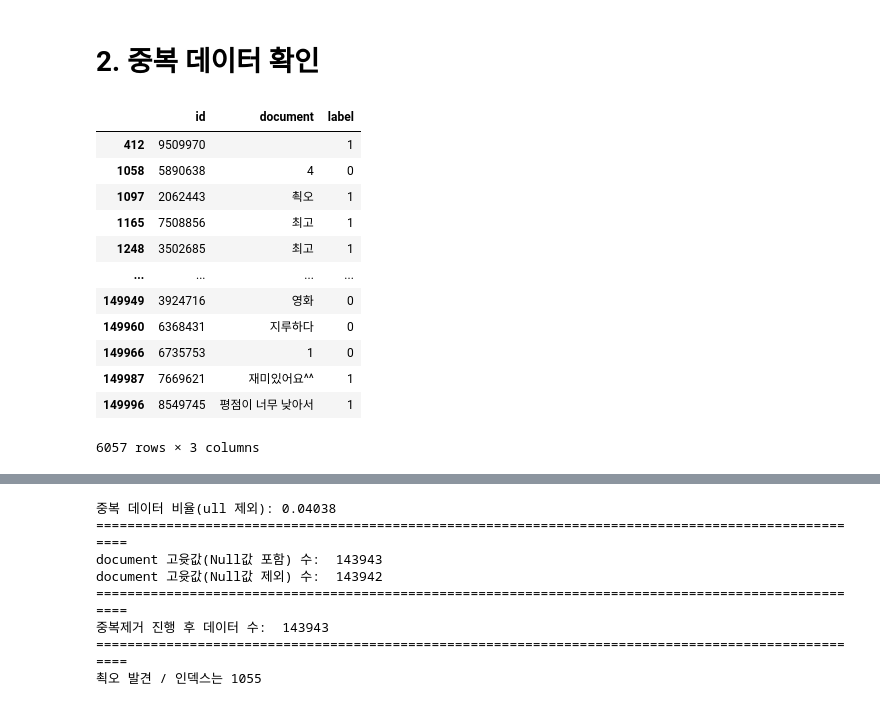
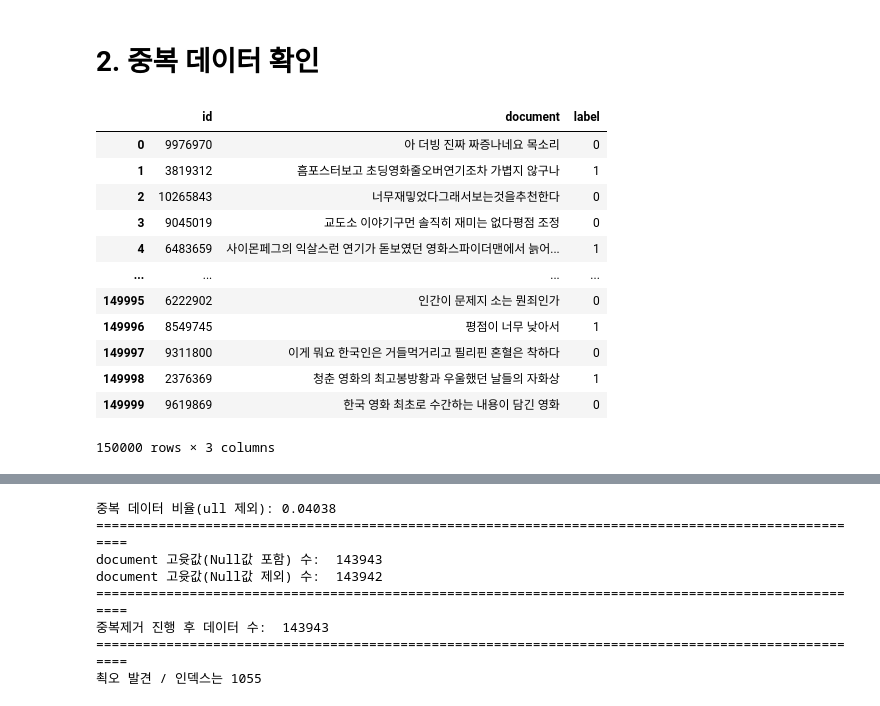
Before and after one commit to colinder/NaverMovieReviewNLP, a Jupyter notebook: Naver_영화_리뷰_감정분석.ipynb, the cells around one changed output, grey strips where cells are left out. Cells and saved outputs as stored; diff of their text form; code cells hidden in the pictures.

```diff
--- a/Naver_영화_리뷰_감정분석.ipynb
+++ b/Naver_영화_리뷰_감정분석.ipynb
@@ -68,29 +68,19 @@ train_data[:10]
 | 9 | 5912145 | 왜케 평점이 낮은건데 꽤 볼만한데 헐리우드식 화려함에만 너무... | 1 |
 # %% [markdown]
 # 2. 중복 데이터 확인
-# %%
-# 중복되어 있는 데이터 출력
-dupl = []
-dupl_train_data = train_data.duplicated("document")
-
-dupl_train_data[0]
-for i, v in enumerate(dupl_train_data):
-  if v == True:
-    dupl.append(i)
-
-dupl_data = train_data.loc[dupl]
-dupl_data
-# %% [output]
-|  | id | document | label |
-| 412 | 9509970 |  | 1 |
-| 1058 | 5890638 | 4 | 0 |
-| 1097 | 2062443 | 쵝오 | 1 |
-| 1165 | 7508856 | 최고 | 1 |
-| 1248 | 3502685 | 최고 | 1 |
-| ... | ... | ... | ... |
-| 149949 | 3924716 | 영화 | 0 |
-| 149960 | 6368431 | 지루하다 | 0 |
-| 149966 | 6735753 | 1 | 0 |
-| 149987 | 7669621 | 재미있어요^^ | 1 |
-| 149996 | 8549745 | 평점이 너무 낮아서 | 1 |
-6057 rows × 3 columns
+# %%
+train_data
+# %% [output]
+|  | id | document | label |
+| 0 | 9976970 | 아 더빙 진짜 짜증나네요 목소리 | 0 |
+| 1 | 3819312 | 흠포스터보고 초딩영화줄오버연기조차 가볍지 않구나 | 1 |
+| 2 | 10265843 | 너무재밓었다그래서보는것을추천한다 | 0 |
+| 3 | 9045019 | 교도소 이야기구먼 솔직히 재미는 없다평점 조정 | 0 |
+| 4 | 6483659 | 사이몬페그의 익살스런 연기가 돋보였던 영화스파이더맨에서 늙어... | 1 |
+| ... | ... | ... | ... |
+| 149995 | 6222902 | 인간이 문제지 소는 뭔죄인가 | 0 |
+| 149996 | 8549745 | 평점이 너무 낮아서 | 1 |
+| 149997 | 9311800 | 이게 뭐요 한국인은 거들먹거리고 필리핀 혼혈은 착하다 | 0 |
+| 149998 | 2376369 | 청춘 영화의 최고봉방황과 우울했던 날들의 자화상 | 1 |
+| 149999 | 9619869 | 한국 영화 최초로 수간하는 내용이 담긴 영화 | 0 |
+150000 rows × 3 columns
```
Also changed, not shown: parts of 6 cells of this notebook, 1 other file.
